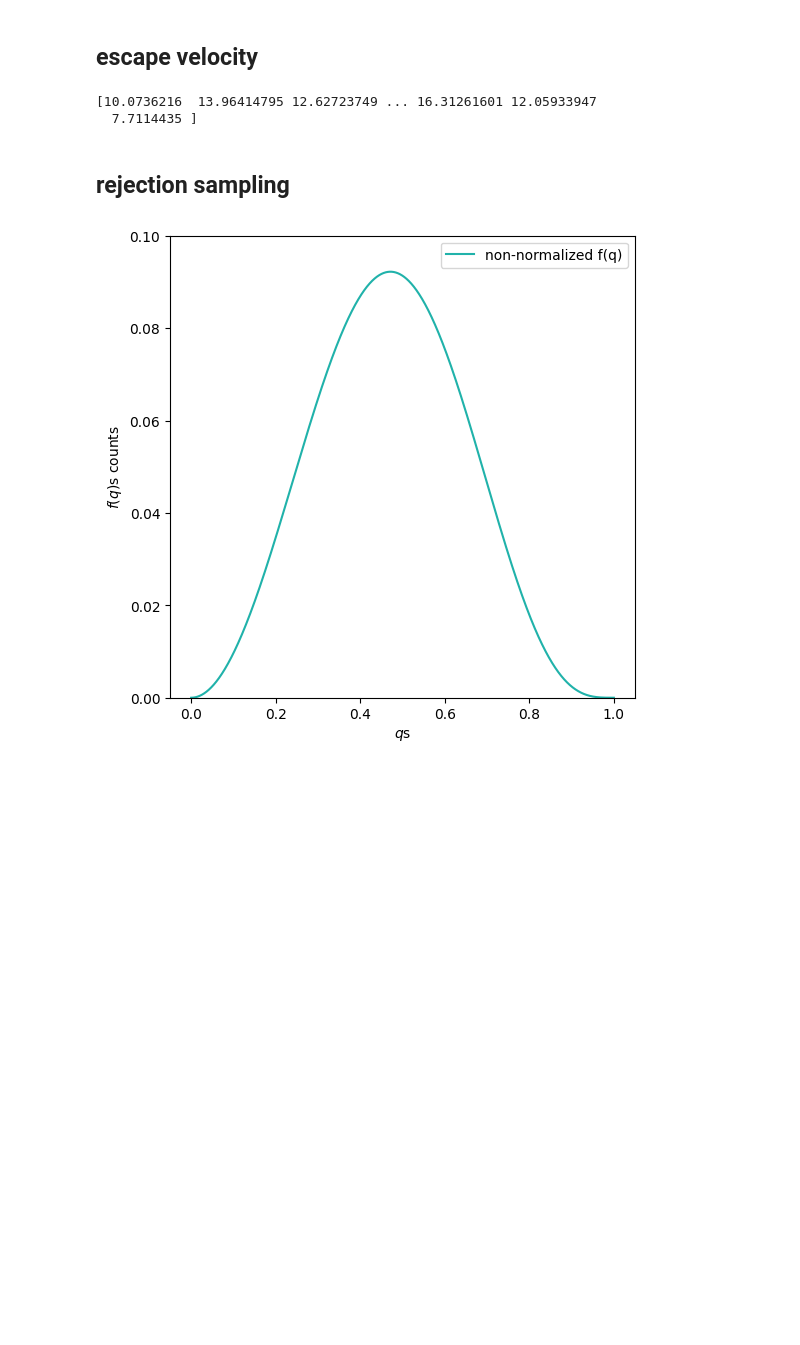
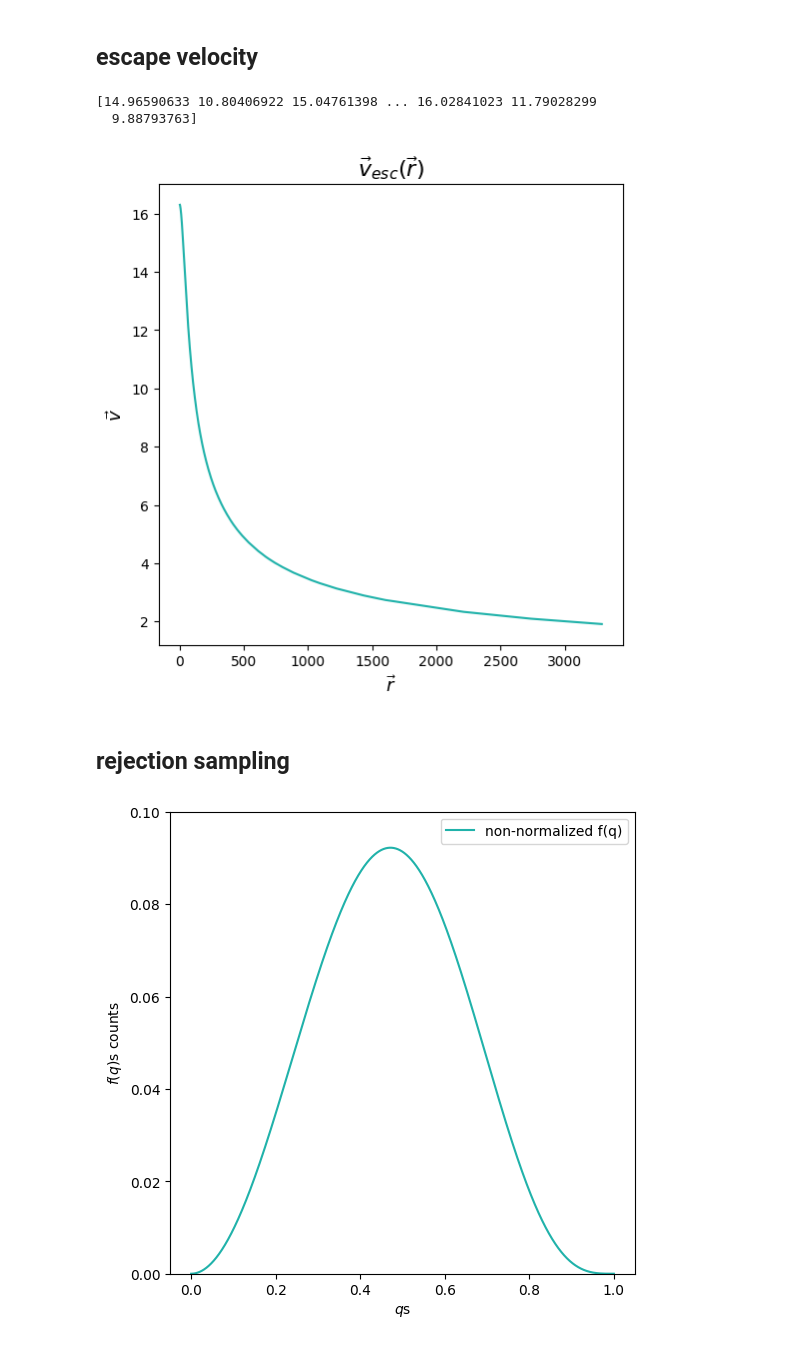
Before and after one commit to malvibellotti/Dynamics-experience-4, a Jupyter notebook: Treecode Plummer.ipynb, the cells around one changed output. Saved outputs shown, nothing was run; the diff lists cells and outputs as text; code cells hidden in the pictures; blank space fills up the shorter version.

```diff
--- a/Treecode Plummer.ipynb
+++ b/Treecode Plummer.ipynb
@@ -164,9 +157,18 @@ plt.show()
 # %%
 v_esc = (2 * (-1 * pot))**(1/2) * u.solMass**(-1/2)
 print(v_esc)
+#plot:
+plt.figure(figsize = (6,6))
+plt.plot(r[np.argsort(r)], v_esc[np.argsort(r)], c='lightseagreen')
+plt.title(r"$\vec{v}_{esc} (\vec{r})$", fontsize=16)
+plt.xlabel(r"$\vec{r}$", fontsize=13)
+plt.ylabel(r"$\vec{v}$", fontsize=13)
+plt.margins(0.05, 0.05)
+plt.show()
 # %% [output]
-[10.0736216  13.96414795 12.62723749 ... 16.31261601 12.05933947
-  7.7114435 ]
+[14.96590633 10.80406922 15.04761398 ... 16.02841023 11.79028299
+  9.88793763]
+[figure, added]
 # %% [markdown]
 ## rejection sampling
 # %%
```
Also changed, not shown: parts of 8 cells of this notebook, 2 other files.
